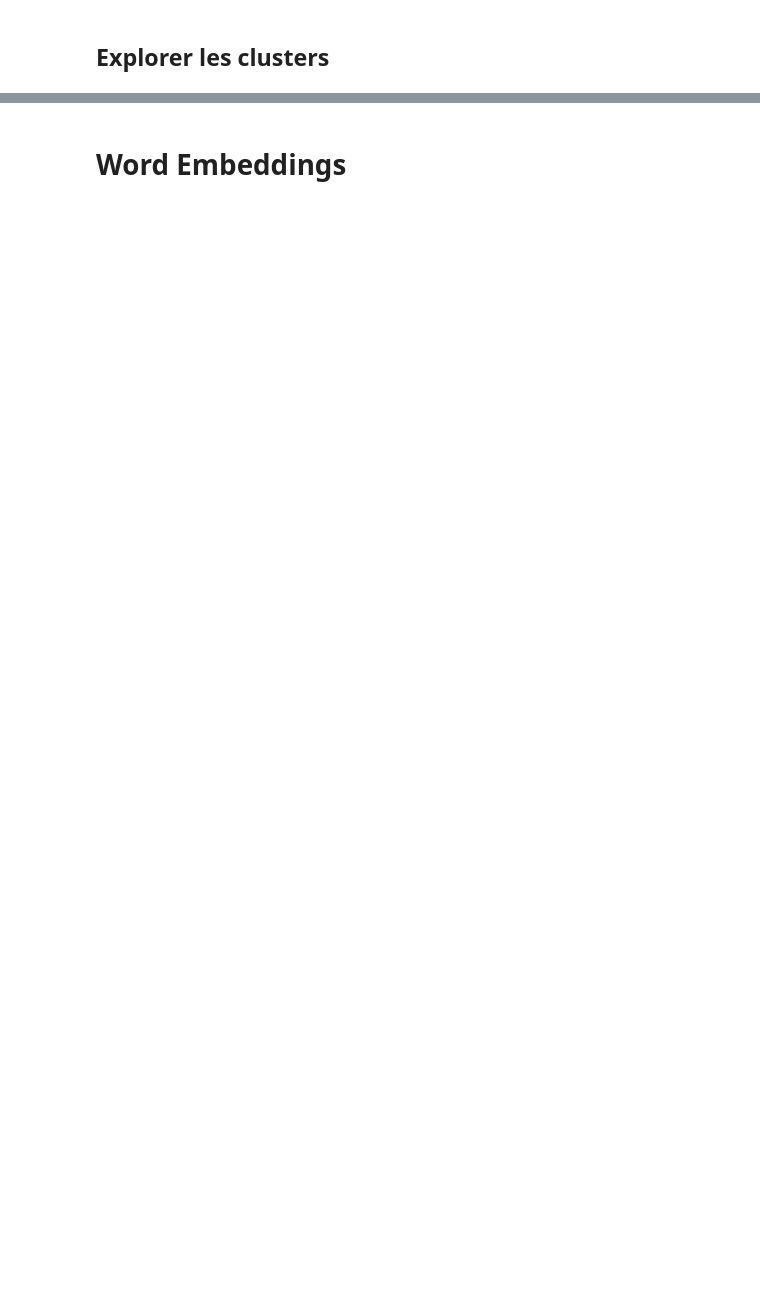
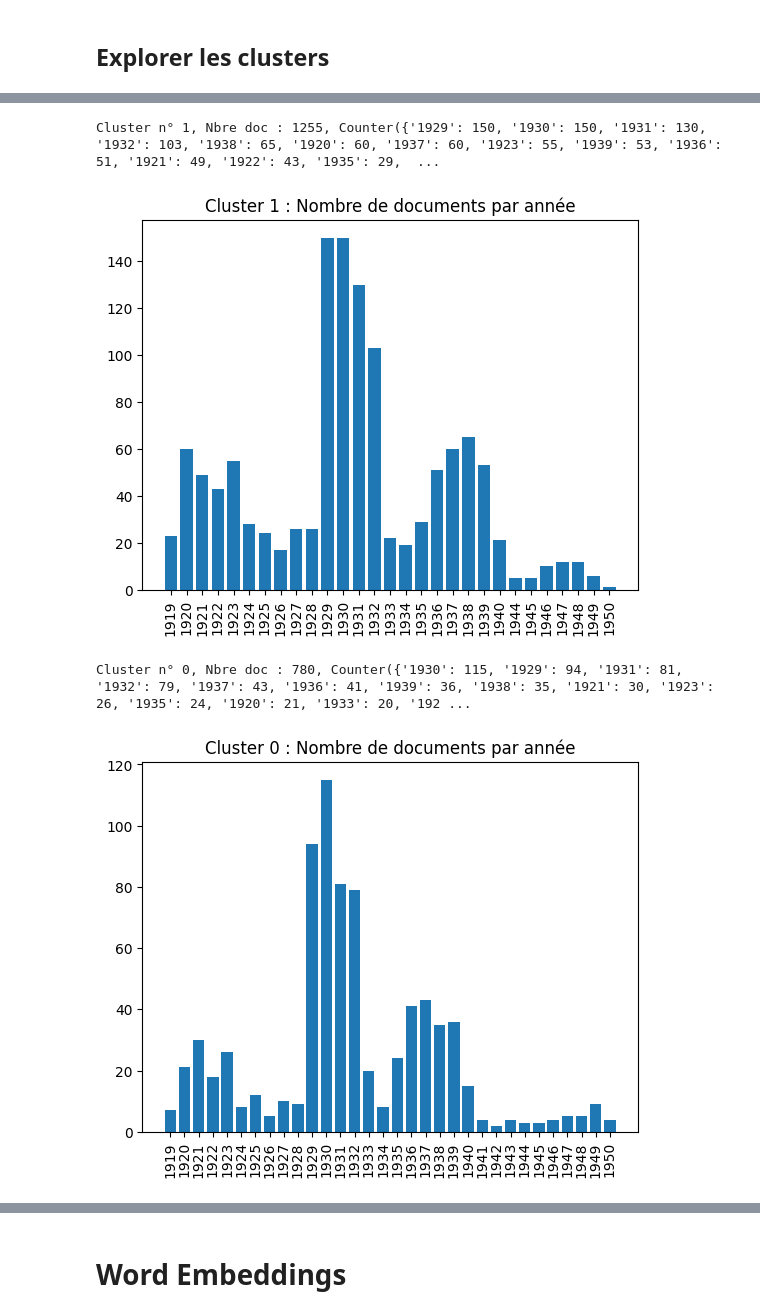
Before and after one commit to glm-q/tac, a Jupyter notebook: tp4/tp4_notebook.ipynb, the cells around one changed output, grey strips where cells are left out. Drawn from its saved outputs; the diff is of its cells as text; code cells hidden in the pictures; blank space fills up the shorter version.

```diff
--- a/tp4/tp4_notebook.ipynb
+++ b/tp4/tp4_notebook.ipynb
@@ -319,5 +514,5 @@ for place, freq in sorted_places[:50]:
 # %%
 # Imprimer les 50 premières organisations
 
-for orga, freq in sorted_orga[:50]:
+for orga, freq in sorted_orga[:10]:
     print(f"{orga} apparait {freq} fois dans le corpus")
@@ -378,0 +590,12 @@ tfidf_vectors
+# %%
+files = [f for f in sorted(os.listdir(path))]
+
+texts = [open(path + f, "r", encoding="utf-8").read() for f in files]
+
+# Construire la matrice de vecteurs à l'aide de la fonction `fit_transform`
+
+tfidf_vectors = vectorizer.fit_transform(texts)
+
+# Imprimer les détails de la matrice
+
+tfidf_vectors
@@ -397,7 +625,7 @@ plt.show()
 # %%
 # Nbre clusters
 
-N_CLUSTERS = 4
+N_CLUSTERS = 2
 
 # Instancier le modèle K-Means et ses arguments
 
@@ -446,10 +695,10 @@ for key in clustering.keys():
 
     for txt in clustering[key]:
 
-        with open(os.path.join(txt_path, txt), 'r', encoding="utf-8") as f:
+        with open(os.path.join(path, txt), 'r', encoding="utf-8") as f:
             tmp_content_list.append(f.read())
 
-    with open(os.path.join(temp_path, f'{DECADE}s_cluster_{key}.txt'), 'w', encoding="utf-8") as f:
+    with open(os.path.join(temp_path, f'tp4_cluster_{key}.txt'), 'w', encoding="utf-8") as f:
         f.write(' '.join(tmp_content_list))
 # %%
 # Regarder le nombre de documents par cluster
@@ -459,35 +711,35 @@ for key in clustering.keys():
 # %%
 # Regarder la distribution des clusters selon les années
 
 # Fonction basée autour d'une regex pour détecter l'année dans un nom de fichier
 def get_year(filename):
     year = (re.search("([0-9]{4})", filename)).group()
     return year
 
 # Création d'une liste de listes pour stocker les années pour chaque cluster
 years_per_cluster = []
 for key in clustering.keys():
     years_per_cluster.append([])
 
 # Double boucle pour ajouter l'année pour chaque cluster
 for key in clustering.keys():
     for i in clustering[key]:
         years_per_cluster[key].append(get_year(i))
 
-    # testing
-    # print(key, len(years_per_cluster[key]))
-
-# testing
-# print(years_per_cluster[0].count('1932'))
-
 # Créer des graphes pour chaque cluster, en utilisant Counter pour compter le nbre de fichiers par années dans la liste de listes
 for key in clustering.keys():
     tmp_counter = Counter(years_per_cluster[key])
     print(f"Cluster n° {key},", f"Nbre doc : {len(clustering[key])},", tmp_counter)
 
-    plt.bar(tmp_counter.keys(), tmp_counter.values())
+    plt.bar(sorted(tmp_counter.keys()), tmp_counter.values())
+    plt.xticks(rotation=90)
     plt.title(f"Cluster {key} : Nombre de documents par année")
     plt.show()
+# %% [output]
+Cluster n° 1, Nbre doc : 1255, Counter({'1929': 150, '1930': 150, '1931': 130, '1932': 103, '1938': 65, '1920': 60, '1937': 60, '1923': 55, '1939': 53, '1936': 51, '1921': 49, '1922': 43, '1935': 29,  ...
+[figure, added]
+Cluster n° 0, Nbre doc : 780, Counter({'1930': 115, '1929': 94, '1931': 81, '1932': 79, '1937': 43, '1936': 41, '1939': 36, '1938': 35, '1921': 30, '1923': 26, '1935': 24, '1920': 21, '1933': 20, '192 ...
+[figure, added]
 # %%
 # Regarder les mots-clés de chaque cluster
 
```
Also changed, not shown: parts of 74 cells of this notebook.
